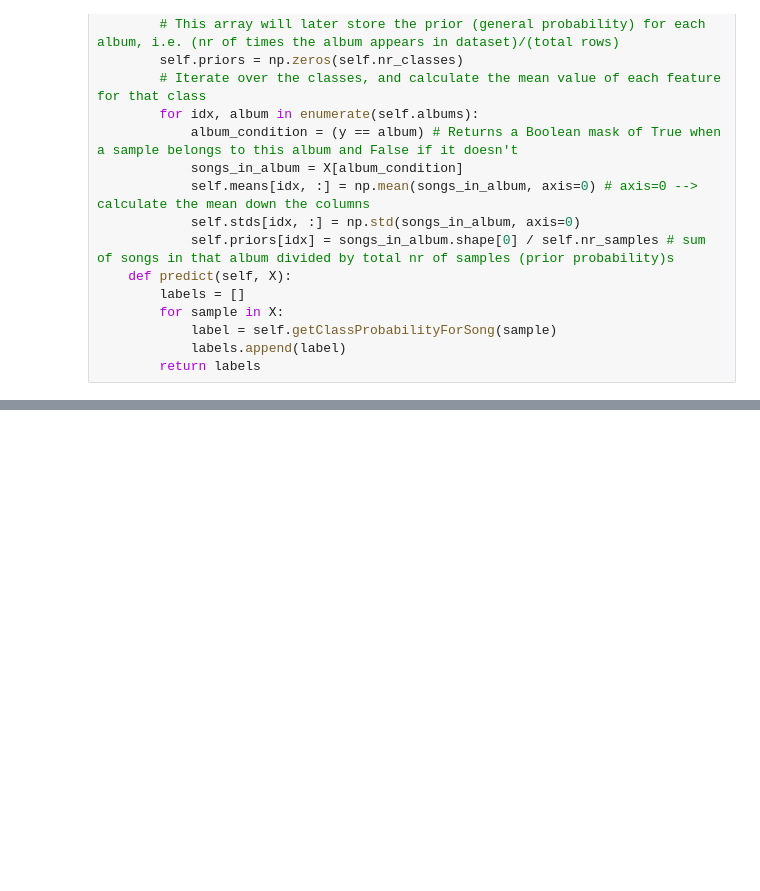
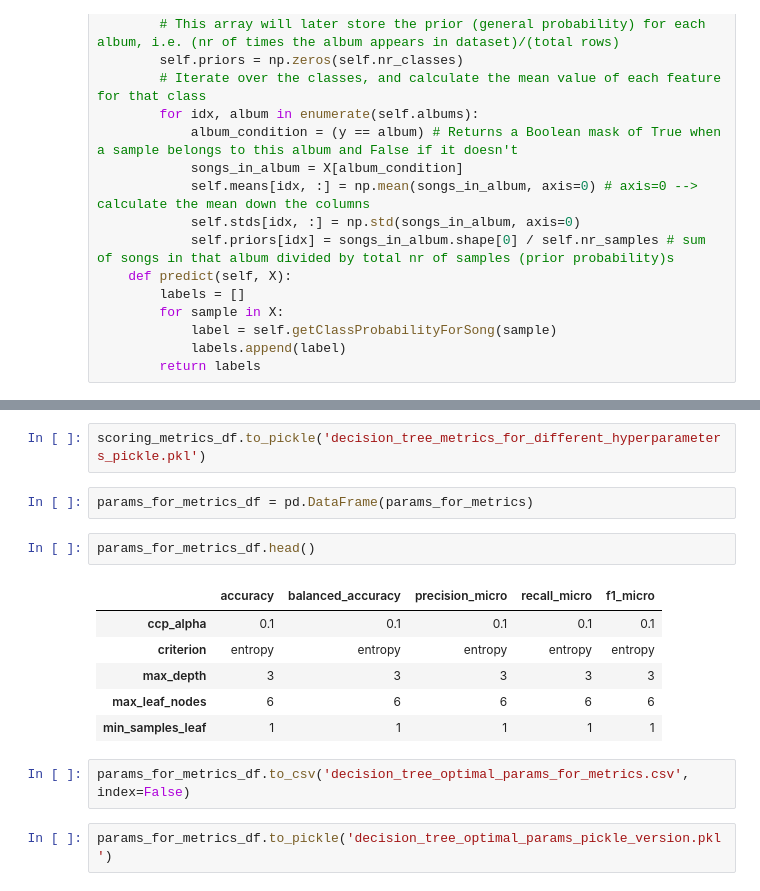
Before and after one commit to nyx500/Machine_Learning_Project_TaylorSwiftERAS_MusicFeatureAnalysis, a Jupyter notebook: NaiveBayesImplementation.ipynb, the cells around one changed output, grey strips where cells are left out. Saved outputs shown, nothing was run; the diff lists cells and outputs as text; blank space fills up the shorter version.

Commit message:
dec trees

```diff
--- a/NaiveBayesImplementation.ipynb
+++ b/NaiveBayesImplementation.ipynb
@@ -182,0 +260,17 @@ accuracy_score(y_test, y_pred)
+# %%
+scoring_metrics_df.to_pickle('decision_tree_metrics_for_different_hyperparameters_pickle.pkl')
+# %%
+params_for_metrics_df = pd.DataFrame(params_for_metrics)
+# %%
+params_for_metrics_df.head()
+# %% [output]
+|  | accuracy | balanced_accuracy | precision_micro | recall_micro | f1_micro |
+| ccp_alpha | 0.1 | 0.1 | 0.1 | 0.1 | 0.1 |
+| criterion | entropy | entropy | entropy | entropy | entropy |
+| max_depth | 3 | 3 | 3 | 3 | 3 |
+| max_leaf_nodes | 6 | 6 | 6 | 6 | 6 |
+| min_samples_leaf | 1 | 1 | 1 | 1 | 1 |
+# %%
+params_for_metrics_df.to_csv('decision_tree_optimal_params_for_metrics.csv', index=False)
+# %%
+params_for_metrics_df.to_pickle('decision_tree_optimal_params_pickle_version.pkl')
```
Also changed, not shown: parts of 8 cells of this notebook, 17 other files.
